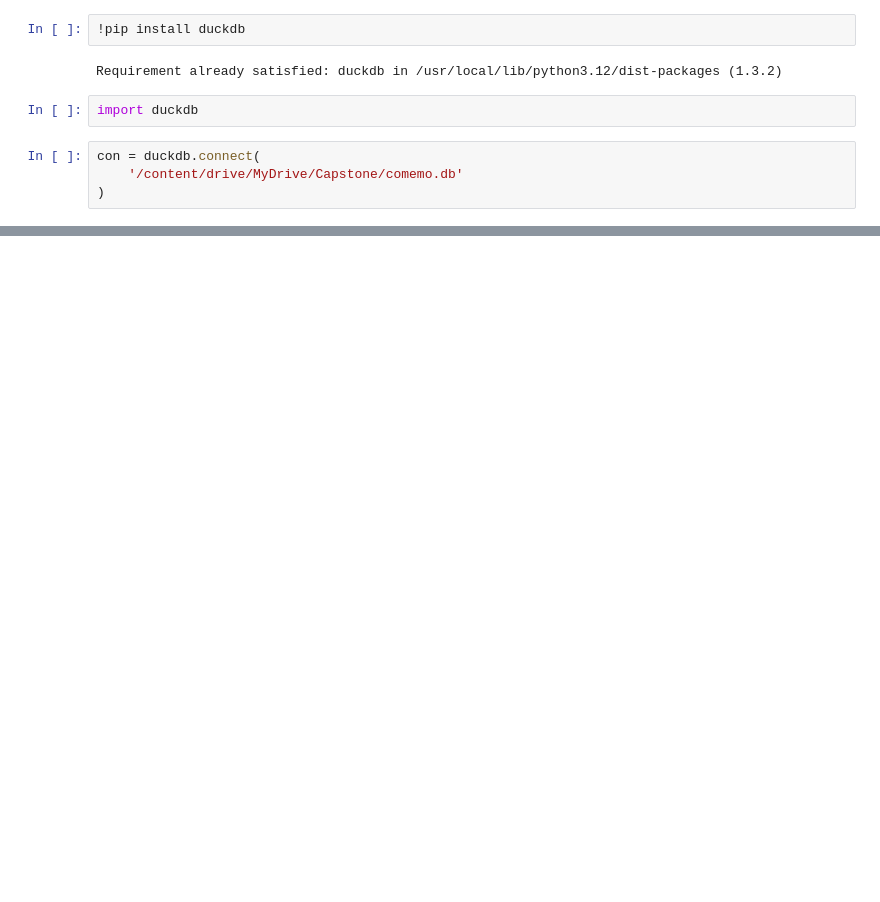
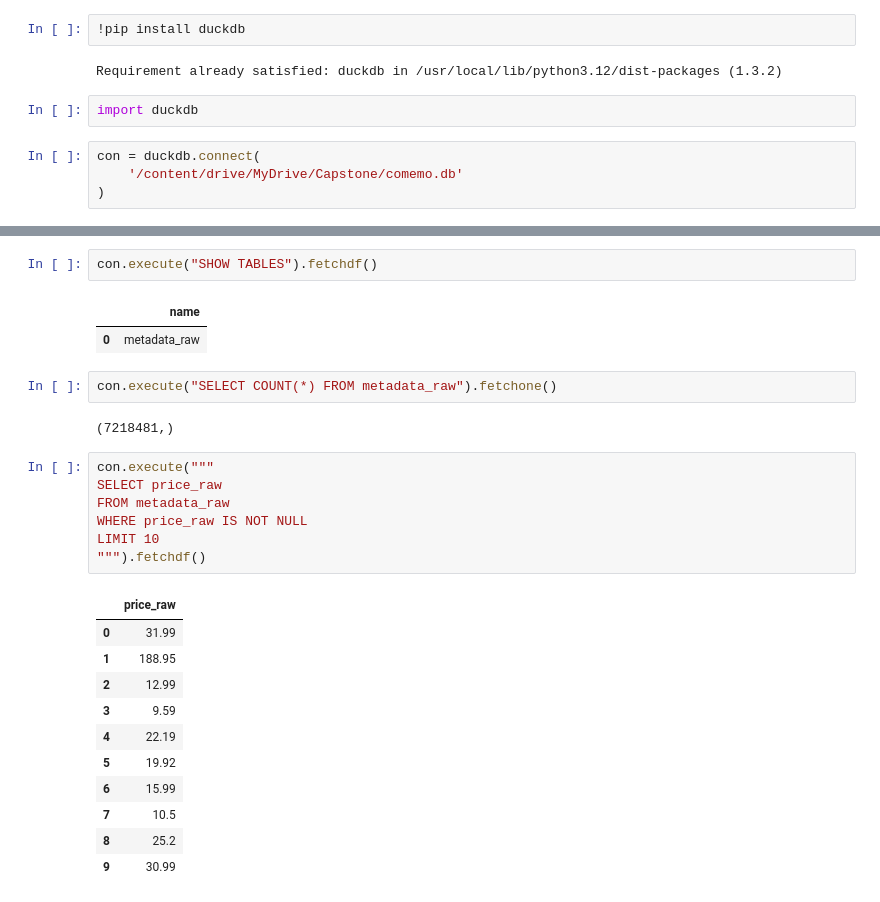
Before and after one commit to Ish2905/Comemo-Dataset, a Jupyter notebook: notebook/data_unzip.ipynb, the cells around one changed output, grey strips where cells are left out. Cells and saved outputs as stored; diff of their text form; blank space fills up the shorter version.

```diff
--- a/notebook/data_unzip.ipynb
+++ b/notebook/data_unzip.ipynb
@@ -21,0 +45,28 @@ con = duckdb.connect(
+# %%
+con.execute("SHOW TABLES").fetchdf()
+# %% [output]
+|  | name |
+| 0 | metadata_raw |
+# %%
+con.execute("SELECT COUNT(*) FROM metadata_raw").fetchone()
+# %% [output]
+(7218481,)
+# %%
+con.execute("""
+SELECT price_raw
+FROM metadata_raw
+WHERE price_raw IS NOT NULL
+LIMIT 10
+""").fetchdf()
+# %% [output]
+|  | price_raw |
+| 0 | 31.99 |
+| 1 | 188.95 |
+| 2 | 12.99 |
+| 3 | 9.59 |
+| 4 | 22.19 |
+| 5 | 19.92 |
+| 6 | 15.99 |
+| 7 | 10.5 |
+| 8 | 25.2 |
+| 9 | 30.99 |
```
Also changed, not shown: parts of 12 cells of this notebook.
